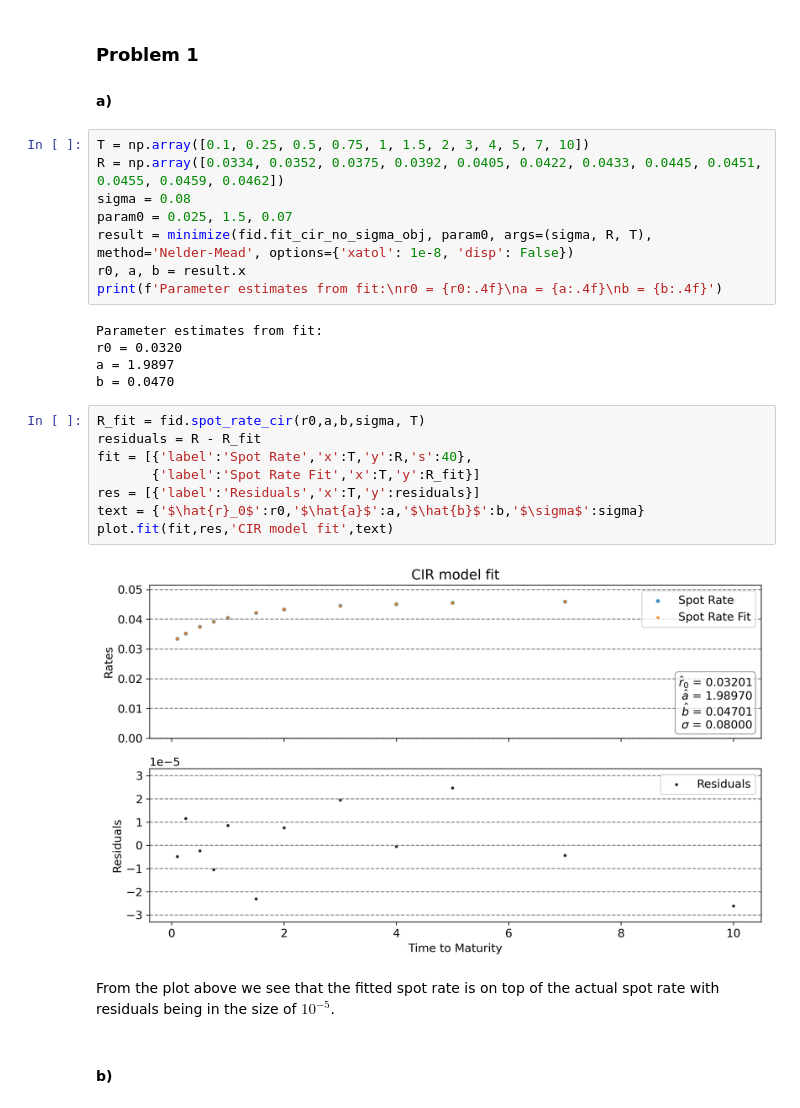
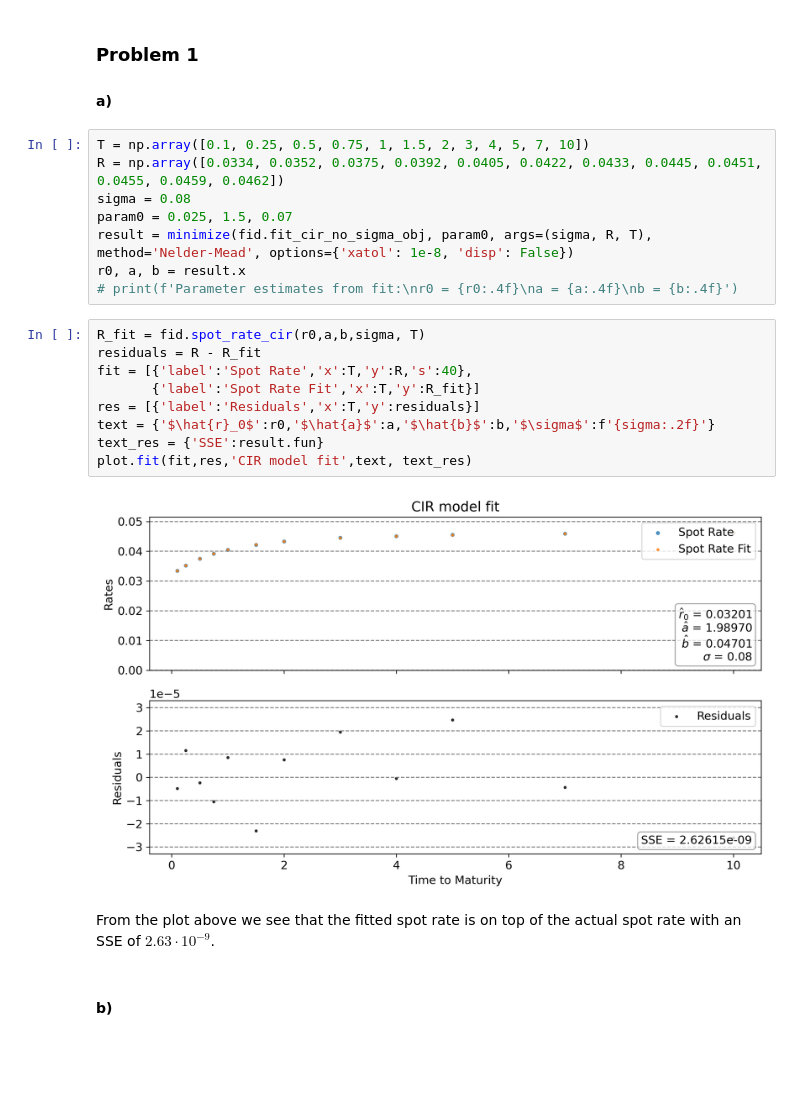
Before and after one commit to johanoelgaard/FixedIncome, a Jupyter notebook: Finals Prep/Fixed Income Jan 24.ipynb, the cells around one changed output. Saved outputs shown, nothing was run; the diff lists cells and outputs as text; blank space fills up the shorter version.

```diff
--- a/Finals Prep/Fixed Income Jan 24.ipynb
+++ b/Finals Prep/Fixed Income Jan 24.ipynb
@@ -33,24 +33,20 @@ sigma = 0.08
 param0 = 0.025, 1.5, 0.07
 result = minimize(fid.fit_cir_no_sigma_obj, param0, args=(sigma, R, T), method='Nelder-Mead', options={'xatol': 1e-8, 'disp': False})
 r0, a, b = result.x
-print(f'Parameter estimates from fit:\nr0 = {r0:.4f}\na = {a:.4f}\nb = {b:.4f}')
+# print(f'Parameter estimates from fit:\nr0 = {r0:.4f}\na = {a:.4f}\nb = {b:.4f}')
-# %% [output]
-Parameter estimates from fit:
-r0 = 0.0320
-a = 1.9897
-b = 0.0470
 # %%
 R_fit = fid.spot_rate_cir(r0,a,b,sigma, T)
 residuals = R - R_fit
 fit = [{'label':'Spot Rate','x':T,'y':R,'s':40},
        {'label':'Spot Rate Fit','x':T,'y':R_fit}]
 res = [{'label':'Residuals','x':T,'y':residuals}]
-text = {'$\hat{r}_0$':r0,'$\hat{a}$':a,'$\hat{b}$':b,'$\sigma$':sigma}
-plot.fit(fit,res,'CIR model fit',text)
+text = {'$\hat{r}_0$':r0,'$\hat{a}$':a,'$\hat{b}$':b,'$\sigma$':f'{sigma:.2f}'}
+text_res = {'SSE':result.fun}
+plot.fit(fit,res,'CIR model fit',text, text_res)
 # %% [output]
-[figure, old version]
+[figure, new version]
 # %% [markdown]
-From the plot above we see that the fitted spot rate is on top of the actual spot rate with residuals being in the size of $10^{-5}$.
+From the plot above we see that the fitted spot rate is on top of the actual spot rate with an SSE of $2.63\cdot10^{-9}$.
 # %% [markdown]
 #### b)
 # %%
```
Also changed, not shown: parts of 7 cells of this notebook, 2 other files.
